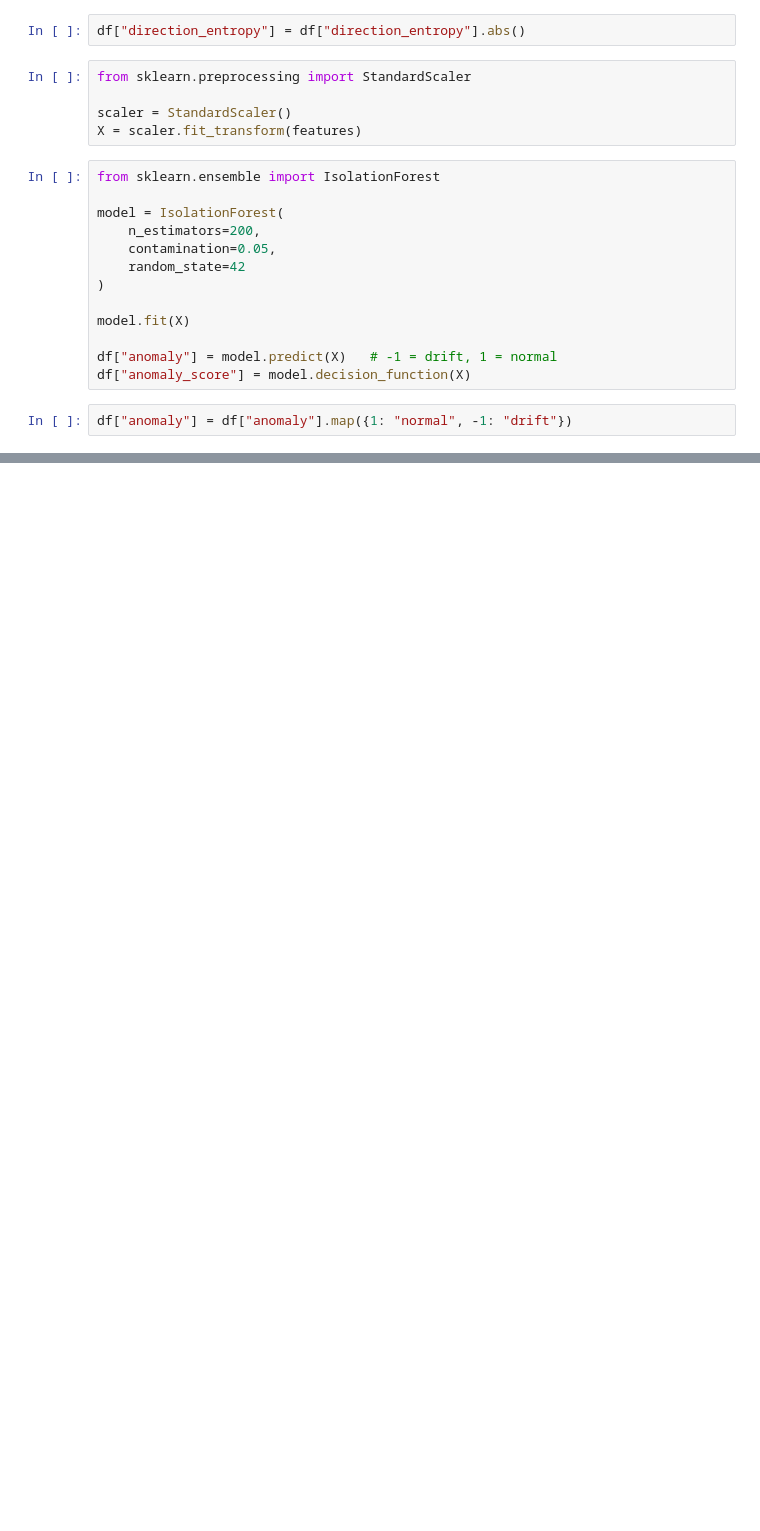
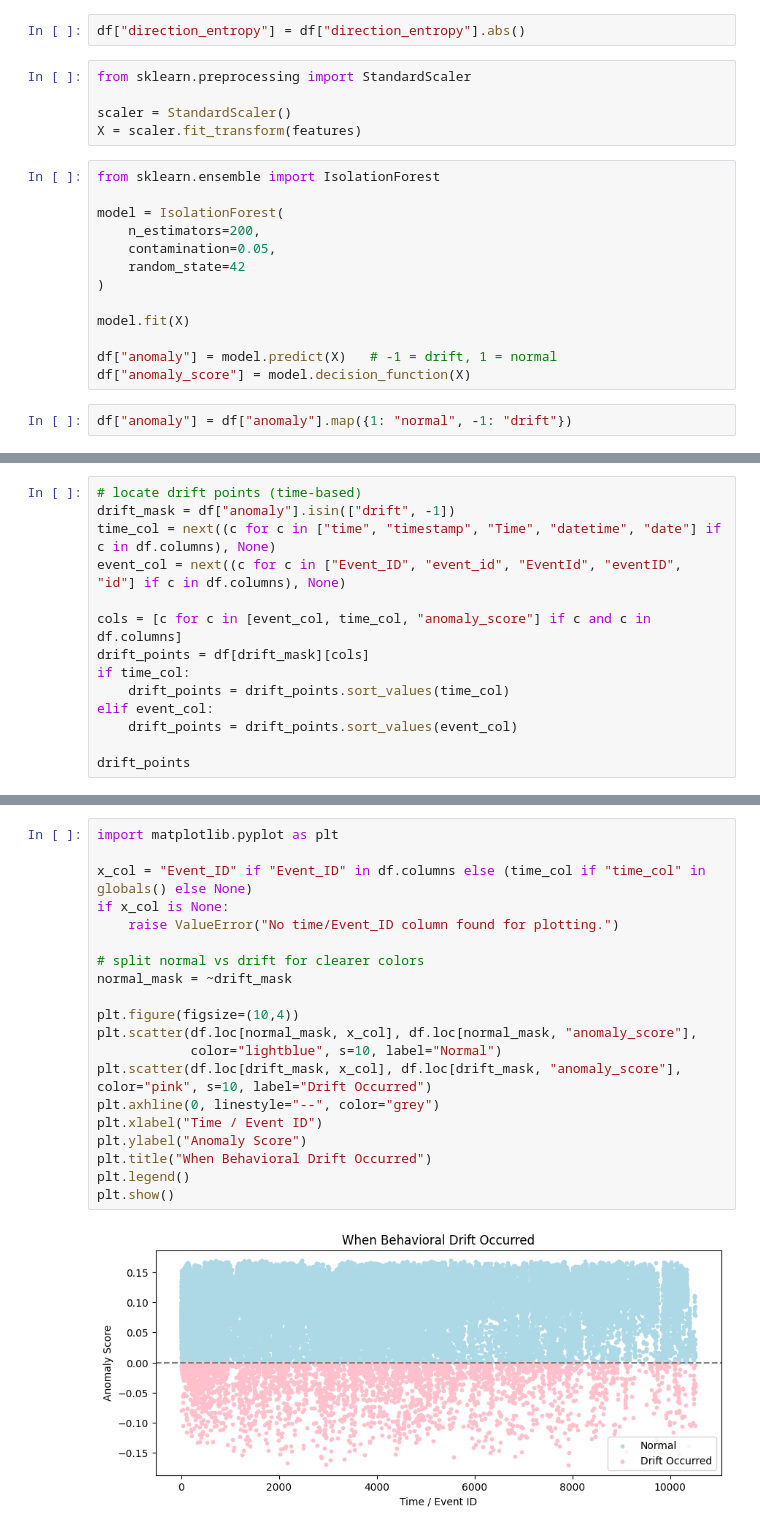
Before and after one commit to Deepika2222/Human-Behavior-Drift-Detection-System, a Jupyter notebook: notebooks/03_drift_detection_analysis.ipynb, the cells around one changed output, grey strips where cells are left out. Saved outputs shown, nothing was run; the diff lists cells and outputs as text; blank space fills up the shorter version.

```diff
--- a/notebooks/03_drift_detection_analysis.ipynb
+++ b/notebooks/03_drift_detection_analysis.ipynb
@@ -74,0 +115,14 @@ plt.show()
+# %%
+# locate drift points (time-based)
+drift_mask = df["anomaly"].isin(["drift", -1])
+time_col = next((c for c in ["time", "timestamp", "Time", "datetime", "date"] if c in df.columns), None)
+event_col = next((c for c in ["Event_ID", "event_id", "EventId", "eventID", "id"] if c in df.columns), None)
+
+cols = [c for c in [event_col, time_col, "anomaly_score"] if c and c in df.columns]
+drift_points = df[drift_mask][cols]
+if time_col:
+    drift_points = drift_points.sort_values(time_col)
+elif event_col:
+    drift_points = drift_points.sort_values(event_col)
+
+drift_points
@@ -74,0 +143,23 @@ plt.show()
+# %%
+import matplotlib.pyplot as plt
+
+x_col = "Event_ID" if "Event_ID" in df.columns else (time_col if "time_col" in globals() else None)
+if x_col is None:
+    raise ValueError("No time/Event_ID column found for plotting.")
+
+# split normal vs drift for clearer colors
+normal_mask = ~drift_mask
+
+plt.figure(figsize=(10,4))
+plt.scatter(df.loc[normal_mask, x_col], df.loc[normal_mask, "anomaly_score"],
+            color="lightblue", s=10, label="Normal")
+plt.scatter(df.loc[drift_mask, x_col], df.loc[drift_mask, "anomaly_score"],
+color="pink", s=10, label="Drift Occurred")
+plt.axhline(0, linestyle="--", color="grey")
+plt.xlabel("Time / Event ID")
+plt.ylabel("Anomaly Score")
+plt.title("When Behavioral Drift Occurred")
+plt.legend()
+plt.show()
+# %% [output]
+[figure, added]
```
Also changed, not shown: parts of 10 cells of this notebook, 3 other files.
